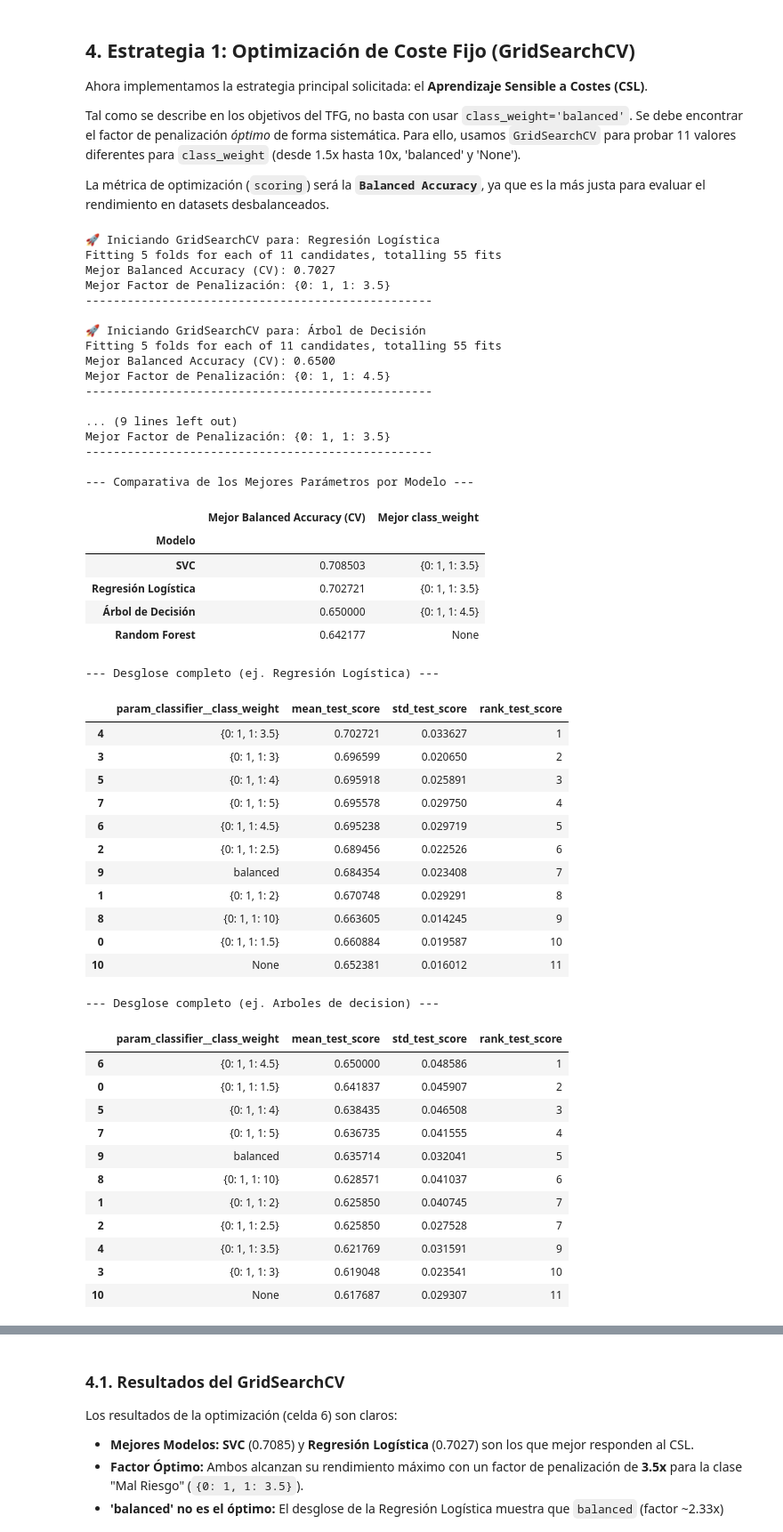
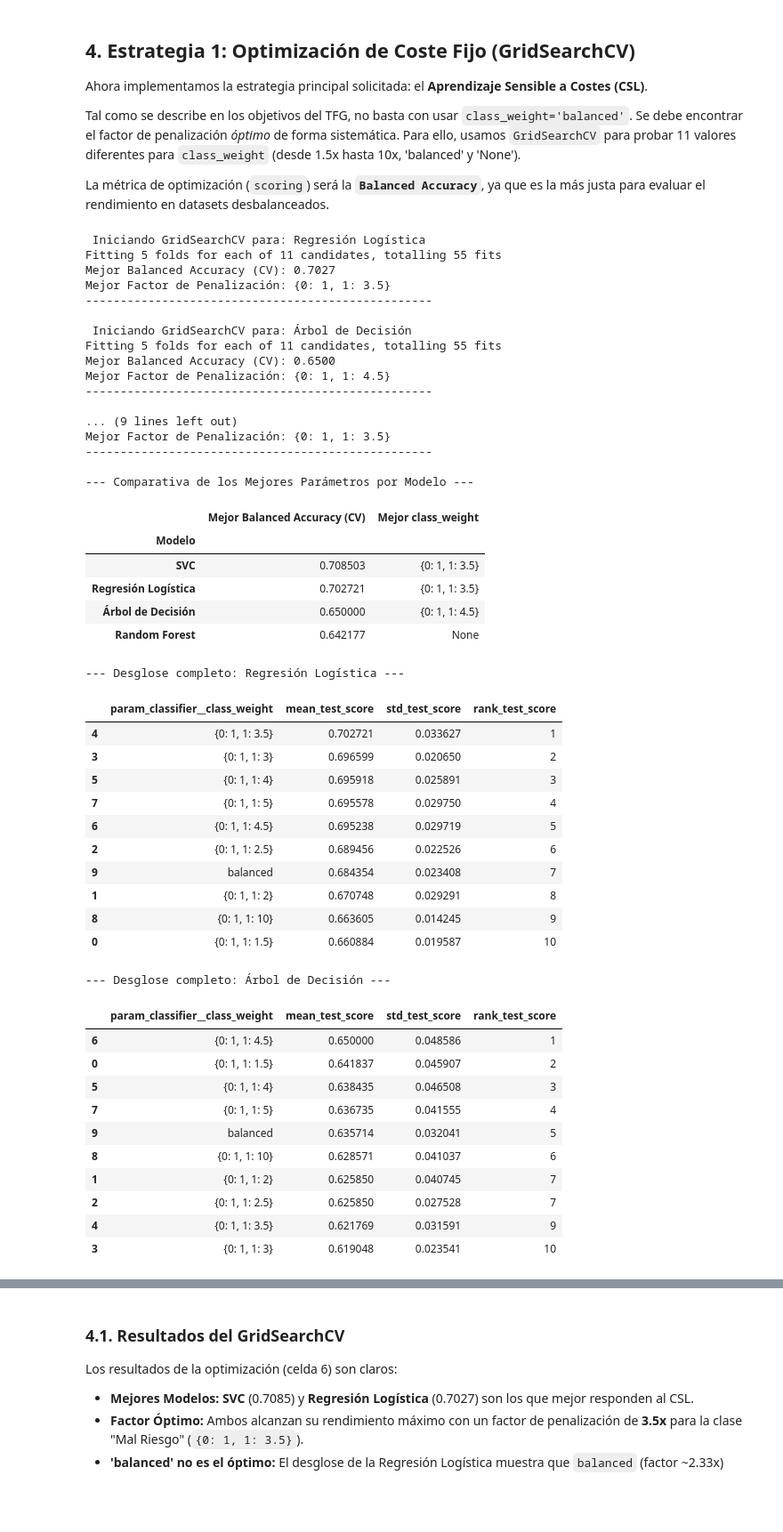
Before and after one commit to AlejandroJB18/tfg_info_deteccion_fraude, a Jupyter notebook: exploracion/deteccion_impago_german_credit_data.ipynb, the cells around one changed output, grey strips where cells are left out. Shown at 89% size. Cells and saved outputs as stored; diff of their text form; code cells hidden in the pictures; blank space fills up the shorter version.

```diff
--- a/exploracion/deteccion_impago_german_credit_data.ipynb
+++ b/exploracion/deteccion_impago_german_credit_data.ipynb
@@ -268,13 +267,10 @@ La métrica de optimización (`scoring`) será la **`Balanced Accuracy`**, ya qu
 # %%
 from sklearn.model_selection import GridSearchCV
 from sklearn.metrics import make_scorer, balanced_accuracy_score
-import pandas as pd
-import seaborn as sns
-import matplotlib.pyplot as plt
 
 # --- Aplicar GridSearchCV a TODOS los modelos ---
 
-# 1. Definir los pipelines base (sin entrenar)
+# 1. Definimos los pipelines base (sin entrenar)
 pipelines = {
     "Regresión Logística": Pipeline(steps=[
         ('preprocessor', preprocessor),
@@ -294,7 +290,7 @@ pipelines = {
     ])
 }
 
-# 2. Definir los parámetros de coste para cada modelo
+# 2. Definimos los parámetros de coste para cada modelo
 param_grids = {
     "Regresión Logística": {
         'classifier__class_weight': [{0: 1, 1: 1.5}, {0: 1, 1: 2}, {0: 1, 1: 2.5}, {0: 1, 1: 3}, {0: 1, 1: 3.5}, {0: 1, 1: 4}, {0: 1, 1: 4.5}, {0: 1, 1: 5}, {0: 1, 1: 10}, 'balanced', None]
@@ -310,16 +306,16 @@ param_grids = {
     }
 }
 
-# 3. Definir la métrica de optimización
+# 3. Definimos la métrica de optimización
 scorer = make_scorer(balanced_accuracy_score)
 
 # Lista para guardar los mejores resultados de cada modelo
 best_results = []
 all_cv_results = {} # Para guardar todos los resultados
 
-# 4. Iterar, optimizar y evaluar cada modelo
+# 4. Iteramos, optimizamos y evaluamos cada modelo
 for name, pipeline in pipelines.items():
-    print(f"\n🚀 Iniciando GridSearchCV para: {name}")
+    print(f"\n Iniciando GridSearchCV para: {name}")
 
     grid_search = GridSearchCV(
         estimator=pipeline,
@@ -346,72 +342,77 @@ for name, pipeline in pipelines.items():
     print(f"Mejor Factor de Penalización: {grid_search.best_params_['classifier__class_weight']}")
     print("-" * 50)
 
-# 5. Preparar comparativa de resultados (Tarea 7)
+# 5. Preparamos comparativa de resultados
 print("\n--- Comparativa de los Mejores Parámetros por Modelo ---")
-results_summary_df = pd.DataFrame(best_results).set_index('Modelo')
-display(results_summary_df.sort_values(by='Mejor Balanced Accuracy (CV)', ascending=False))
+# Verificamos si best_results tiene datos antes de crear el DataFrame
+if best_results:
+    results_summary_df = pd.DataFrame(best_results).set_index('Modelo')
+    display(results_summary_df.sort_values(by='Mejor Balanced Accuracy (CV)', ascending=False))
+else:
+    print("No hay resultados acumulados en best_results.")
 
-# Mostrar el ranking completo de Regresión Logística
-print("\n--- Desglose completo (ej. Regresión Logística) ---")
-df_logreg = all_cv_results['Regresión Logística']
-df_logreg_sorted = df_logreg.sort_values(by='rank_test_score')
-display(df_logreg_sorted[['param_classifier__class_weight', 'mean_test_score', 'std_test_score', 'rank_test_score']])
+# Lista de modelos que queremos inspeccionar
+modelos_a_inspeccionar = ['Regresión Logística', 'Árbol de Decisión', 'Random Forest', 'SVC']
 
-# Mostrar el ranking completo de Arbol de Decisión
-print("\n--- Desglose completo (ej. Arboles de decision) ---")
-df_logreg = all_cv_results['Árbol de Decisión']
-df_logreg_sorted = df_logreg.sort_values(by='rank_test_score')
-display(df_logreg_sorted[['param_classifier__class_weight', 'mean_test_score', 'std_test_score', 'rank_test_score']])
+# Iteramos sobre la lista para mostrar el desglose de cada uno
+for nombre_modelo in modelos_a_inspeccionar:
+    # Verificamos si el modelo existe en nuestro diccionario de resultados
+    if nombre_modelo in all_cv_results:
+        print(f"\n--- Desglose completo: {nombre_modelo} ---")
 
-# Mostrar el ranking completo de Random Forest
-print("\n--- Desglose completo (ej. Random Forest) ---")
-df_logreg = all_cv_results['Random Forest']
-df_logreg_sorted = df_logreg.sort_values(by='rank_test_score')
-display(df_logreg_sorted[['param_classifier__class_weight', 'mean_test_score', 'std_test_score', 'rank_test_score']])
+        # Extraemos el DataFrame del modelo
+        df_model = all_cv_results[nombre_modelo]
 
-# Mostrar el ranking completo de SVC
-print("\n--- Desglose completo (ej. SVC) ---")
-df_logreg = all_cv_results['SVC']
-df_logreg_sorted = df_logreg.sort_values(by='rank_test_score')
-display(df_logreg_sorted[['param_classifier__class_weight', 'mean_test_score', 'std_test_score', 'rank_test_score']])
+        # Ordenamos por ranking (el mejor score primero)
+        df_sorted = df_model.sort_values(by='rank_test_score')
+
+        # Mostramos las columnas más relevantes
+        # Nota: Asegúrate de que 'param_classifier__class_weight' exista, si usas pipelines a veces el nombre cambia
+        cols_to_show = ['param_classifier__class_weight', 'mean_test_score', 'std_test_score', 'rank_test_score']
+
+        # Filtramos solo las columnas que existen en el df para evitar errores
+        cols_existentes = [col for col in cols_to_show if col in df_sorted.columns]
+
+        display(df_sorted[cols_existentes].head(10)) # Mostramos solo el top 10 para no saturar la pantalla
+    else:
+        print(f"\n⚠️ No se encontraron resultados para: {nombre_modelo}")
 # %% [output]
-🚀 Iniciando GridSearchCV para: Regresión Logística
+ Iniciando GridSearchCV para: Regresión Logística
 Fitting 5 folds for each of 11 candidates, totalling 55 fits
 Mejor Balanced Accuracy (CV): 0.7027
 Mejor Factor de Penalización: {0: 1, 1: 3.5}
 --------------------------------------------------
 
-🚀 Iniciando GridSearchCV para: Árbol de Decisión
+ Iniciando GridSearchCV para: Árbol de Decisión
 Fitting 5 folds for each of 11 candidates, totalling 55 fits
 Mejor Balanced Accuracy (CV): 0.6500
 Mejor Factor de Penalización: {0: 1, 1: 4.5}
 --------------------------------------------------
 
 ... (9 lines left out)
 Mejor Factor de Penalización: {0: 1, 1: 3.5}
 --------------------------------------------------
 
 --- Comparativa de los Mejores Parámetros por Modelo ---
 |  | Mejor Balanced Accuracy (CV) | Mejor class_weight |
 | Modelo |  |  |
 | SVC | 0.708503 | {0: 1, 1: 3.5} |
 | Regresión Logística | 0.702721 | {0: 1, 1: 3.5} |
 | Árbol de Decisión | 0.650000 | {0: 1, 1: 4.5} |
 | Random Forest | 0.642177 | None |
---- Desglose completo (ej. Regresión Logística) ---
+--- Desglose completo: Regresión Logística ---
 |  | param_classifier__class_weight | mean_test_score | std_test_score | rank_test_score |
 | 4 | {0: 1, 1: 3.5} | 0.702721 | 0.033627 | 1 |
 | 3 | {0: 1, 1: 3} | 0.696599 | 0.020650 | 2 |
 | 5 | {0: 1, 1: 4} | 0.695918 | 0.025891 | 3 |
 | 7 | {0: 1, 1: 5} | 0.695578 | 0.029750 | 4 |
 | 6 | {0: 1, 1: 4.5} | 0.695238 | 0.029719 | 5 |
 | 2 | {0: 1, 1: 2.5} | 0.689456 | 0.022526 | 6 |
 | 9 | balanced | 0.684354 | 0.023408 | 7 |
 | 1 | {0: 1, 1: 2} | 0.670748 | 0.029291 | 8 |
 | 8 | {0: 1, 1: 10} | 0.663605 | 0.014245 | 9 |
 | 0 | {0: 1, 1: 1.5} | 0.660884 | 0.019587 | 10 |
-| 10 | None | 0.652381 | 0.016012 | 11 |
---- Desglose completo (ej. Arboles de decision) ---
+--- Desglose completo: Árbol de Decisión ---
 |  | param_classifier__class_weight | mean_test_score | std_test_score | rank_test_score |
 | 6 | {0: 1, 1: 4.5} | 0.650000 | 0.048586 | 1 |
 | 0 | {0: 1, 1: 1.5} | 0.641837 | 0.045907 | 2 |
@@ -423,4 +424,3 @@ Mejor Factor de Penalización: {0: 1, 1: 3.5}
 | 2 | {0: 1, 1: 2.5} | 0.625850 | 0.027528 | 7 |
 | 4 | {0: 1, 1: 3.5} | 0.621769 | 0.031591 | 9 |
 | 3 | {0: 1, 1: 3} | 0.619048 | 0.023541 | 10 |
-| 10 | None | 0.617687 | 0.029307 | 11 |
```
Also changed, not shown: parts of 6 cells of this notebook, 1 other file.
